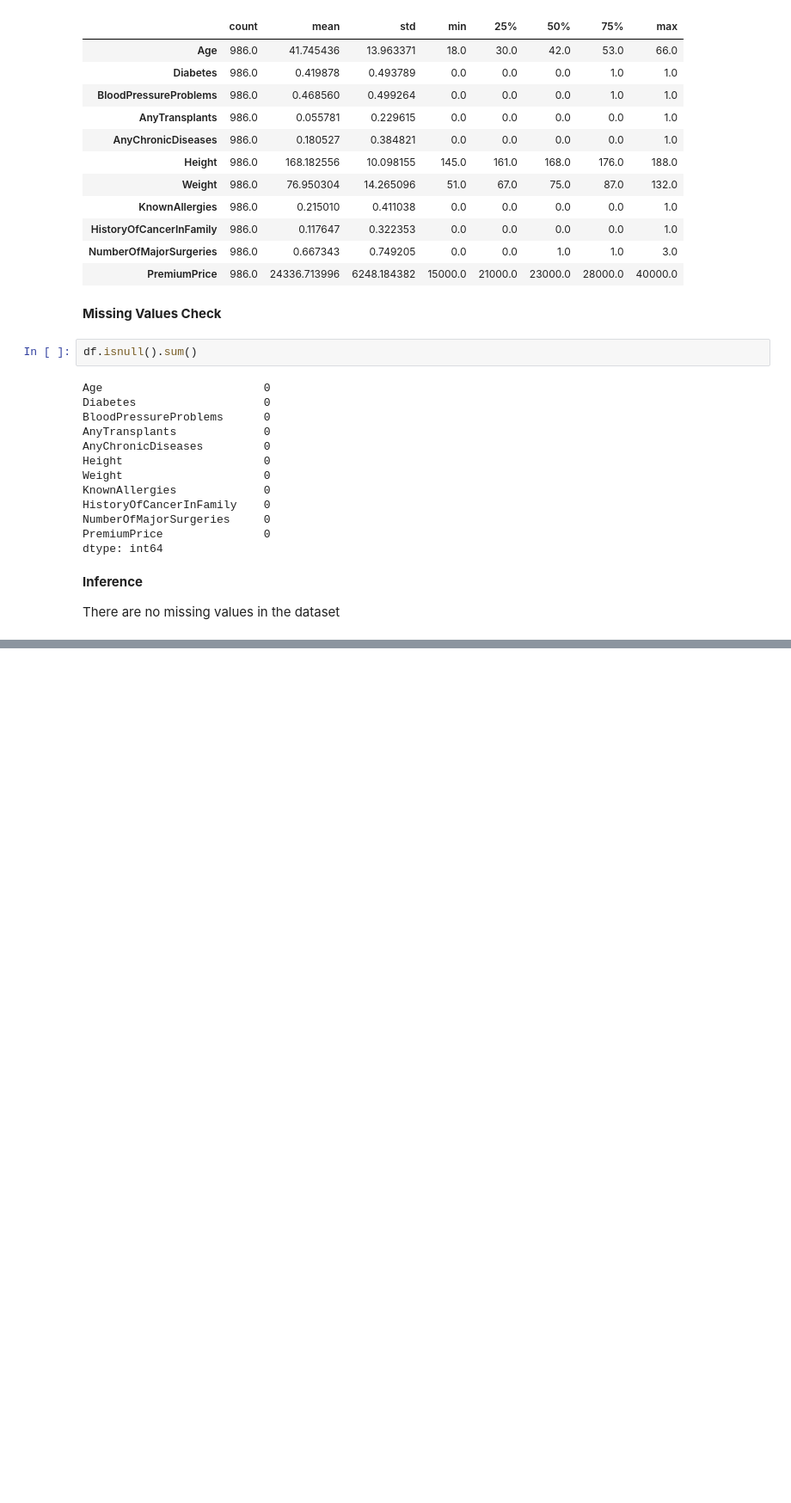
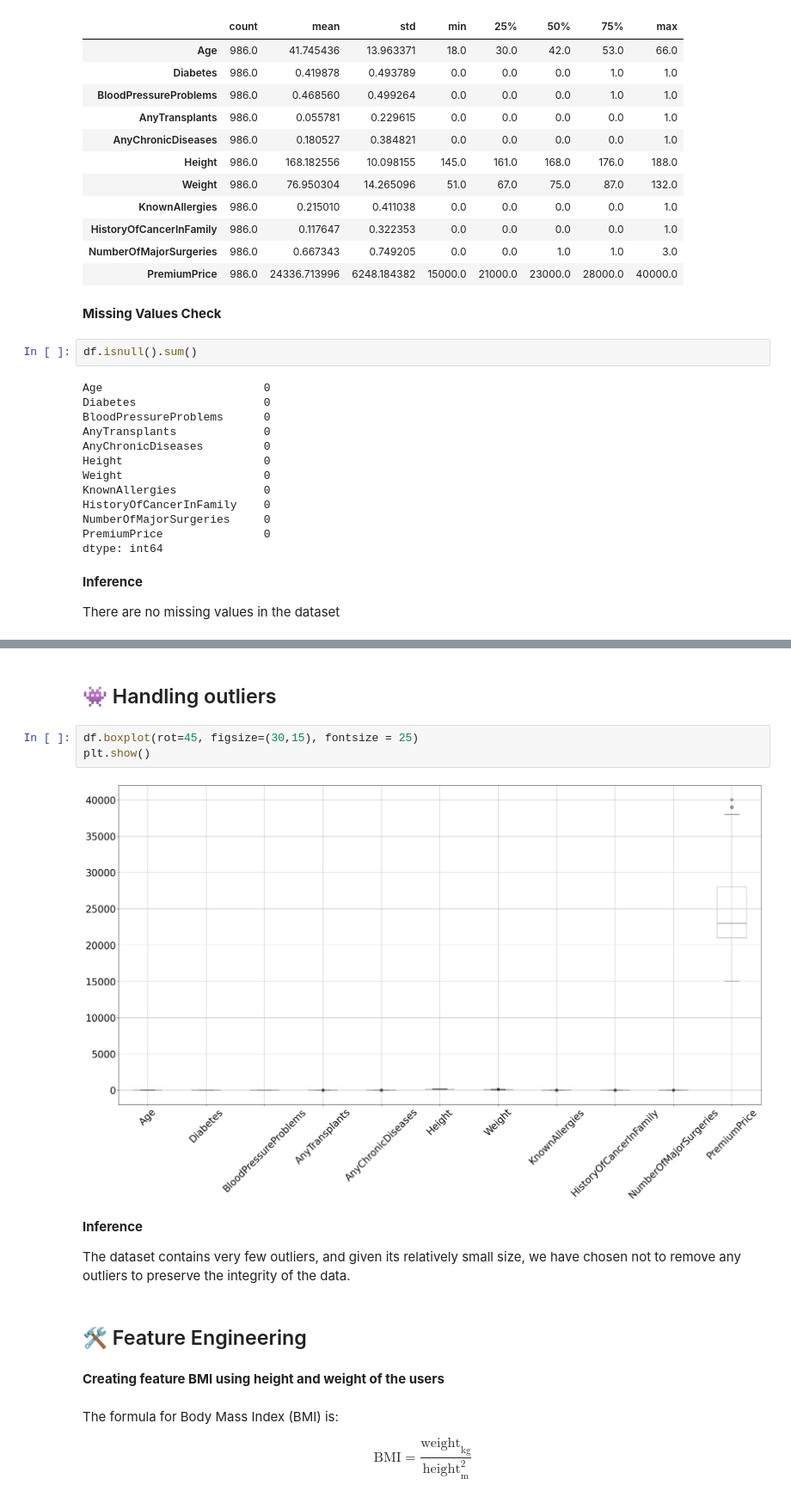
Before and after one commit to RahulHipparkar/Insurance-Premium-Prediction, a Jupyter notebook: insurance-premium-prediction.ipynb, the cells around one changed output, grey strips where cells are left out. Shown at 86% size. Saved outputs shown, nothing was run; the diff lists cells and outputs as text; blank space fills up the shorter version.

```diff
--- a/insurance-premium-prediction.ipynb
+++ b/insurance-premium-prediction.ipynb
@@ -190,0 +201,19 @@ There are no missing values in the dataset
+# %% [markdown]
+## 👾 Handling outliers
+# %%
+df.boxplot(rot=45, figsize=(30,15), fontsize = 25)
+plt.show()
+# %% [output]
+[figure, added]
+# %% [markdown]
+**Inference**
+
+The dataset contains very few outliers, and given its relatively small size, we have chosen not to remove any outliers to preserve the integrity of the data.
+# %% [markdown]
+## 🛠️ Feature Engineering
+# %% [markdown]
+**Creating feature BMI using height and weight of the users**
+# %% [markdown]
+The formula for Body Mass Index (BMI) is:
+
+$$ \mathrm{BMI} = \frac{\text{weight}_{\mathrm{kg}}}{\text{height}_{\mathrm{m}}^{2}} $$
```
Also changed, not shown: parts of 7 cells of this notebook.
